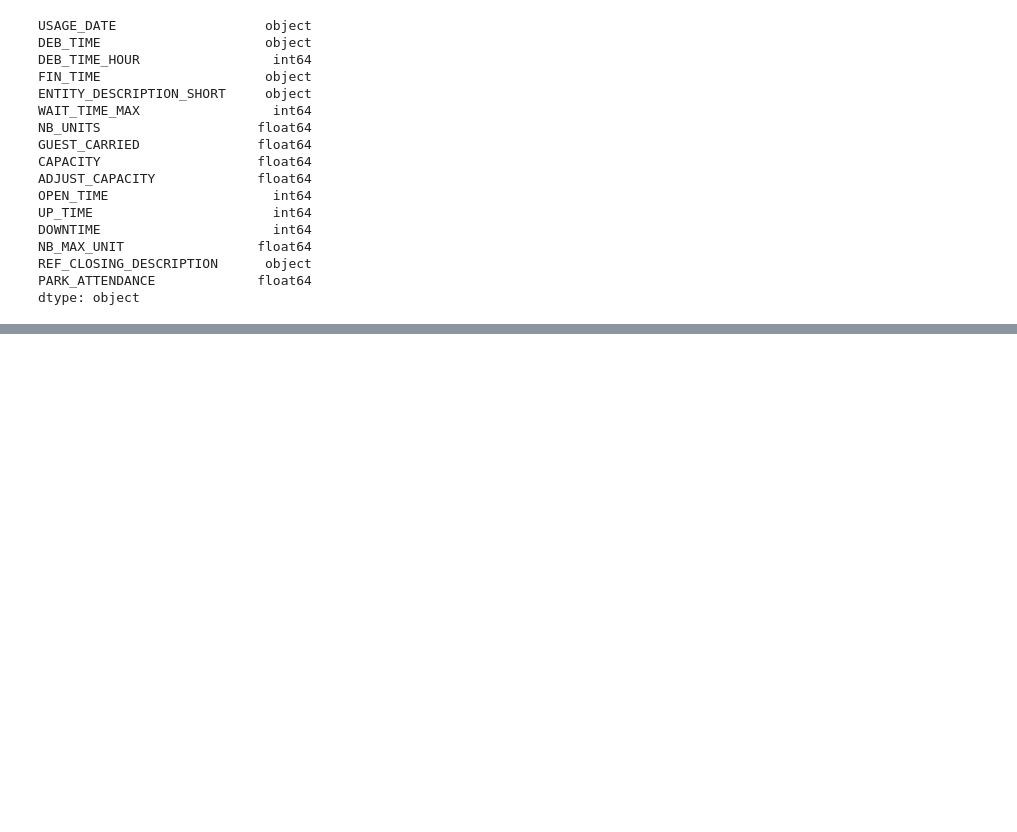
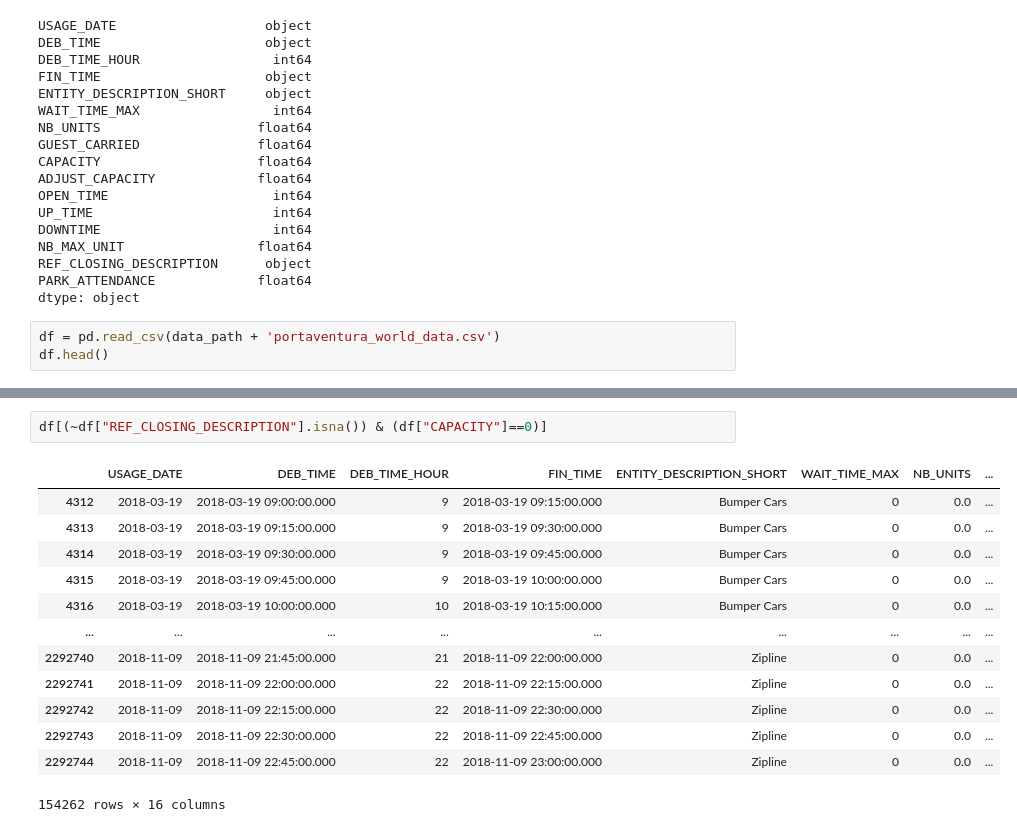
Before and after one commit to AdeStAff/endless_line, a Jupyter notebook: notebooks/Augustin/EDA.ipynb, the cells around one changed output, grey strips where cells are left out. Drawn from its saved outputs; the diff is of its cells as text; blank space fills up the shorter version.

```diff
--- a/notebooks/Augustin/EDA.ipynb
+++ b/notebooks/Augustin/EDA.ipynb
@@ -545,3 +545,6 @@ NB_MAX_UNIT                 float64
 REF_CLOSING_DESCRIPTION      object
 PARK_ATTENDANCE             float64
 dtype: object
+# %%
+df = pd.read_csv(data_path + 'portaventura_world_data.csv')
+df.head()
@@ -547,0 +558,16 @@ dtype: object
+# %%
+df[(~df["REF_CLOSING_DESCRIPTION"].isna()) & (df["CAPACITY"]==0)]
+# %% [output]
+|  | USAGE_DATE | DEB_TIME | DEB_TIME_HOUR | FIN_TIME | ENTITY_DESCRIPTION_SHORT | WAIT_TIME_MAX | NB_UNITS | ... |
+| 4312 | 2018-03-19 | 2018-03-19 09:00:00.000 | 9 | 2018-03-19 09:15:00.000 | Bumper Cars | 0 | 0.0 | ... |
+| 4313 | 2018-03-19 | 2018-03-19 09:15:00.000 | 9 | 2018-03-19 09:30:00.000 | Bumper Cars | 0 | 0.0 | ... |
+| 4314 | 2018-03-19 | 2018-03-19 09:30:00.000 | 9 | 2018-03-19 09:45:00.000 | Bumper Cars | 0 | 0.0 | ... |
+| 4315 | 2018-03-19 | 2018-03-19 09:45:00.000 | 9 | 2018-03-19 10:00:00.000 | Bumper Cars | 0 | 0.0 | ... |
+| 4316 | 2018-03-19 | 2018-03-19 10:00:00.000 | 10 | 2018-03-19 10:15:00.000 | Bumper Cars | 0 | 0.0 | ... |
+| ... | ... | ... | ... | ... | ... | ... | ... | ... |
+| 2292740 | 2018-11-09 | 2018-11-09 21:45:00.000 | 21 | 2018-11-09 22:00:00.000 | Zipline | 0 | 0.0 | ... |
+| 2292741 | 2018-11-09 | 2018-11-09 22:00:00.000 | 22 | 2018-11-09 22:15:00.000 | Zipline | 0 | 0.0 | ... |
+| 2292742 | 2018-11-09 | 2018-11-09 22:15:00.000 | 22 | 2018-11-09 22:30:00.000 | Zipline | 0 | 0.0 | ... |
+| 2292743 | 2018-11-09 | 2018-11-09 22:30:00.000 | 22 | 2018-11-09 22:45:00.000 | Zipline | 0 | 0.0 | ... |
+| 2292744 | 2018-11-09 | 2018-11-09 22:45:00.000 | 22 | 2018-11-09 23:00:00.000 | Zipline | 0 | 0.0 | ... |
+154262 rows × 16 columns
```
Also changed, not shown: parts of 11 cells of this notebook, 2 other files.
